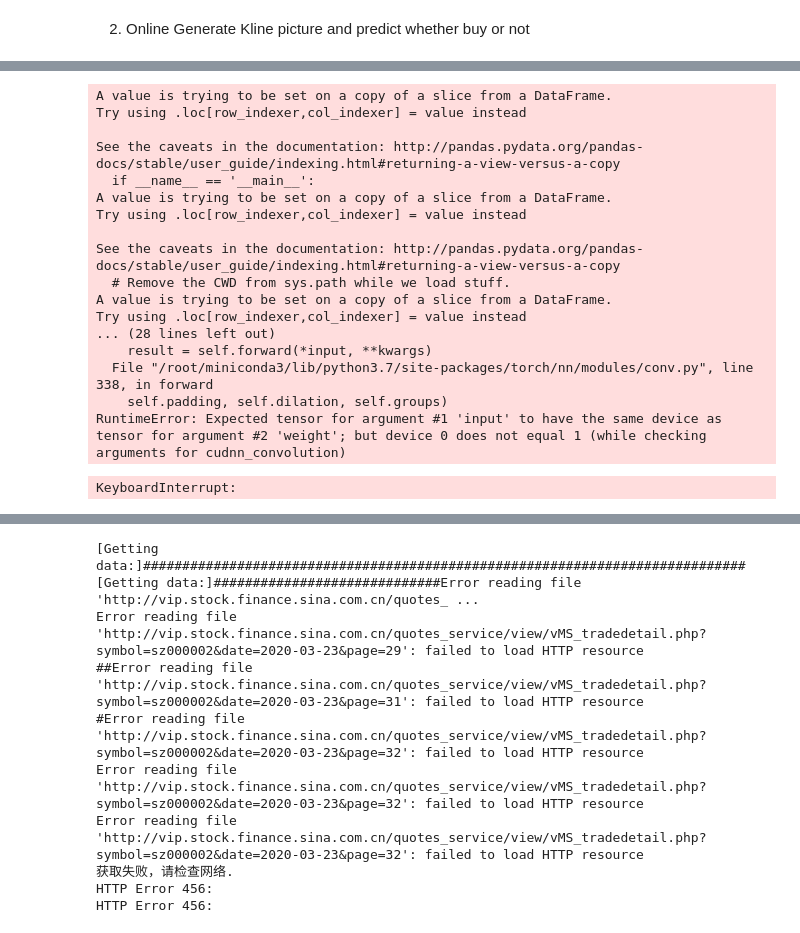
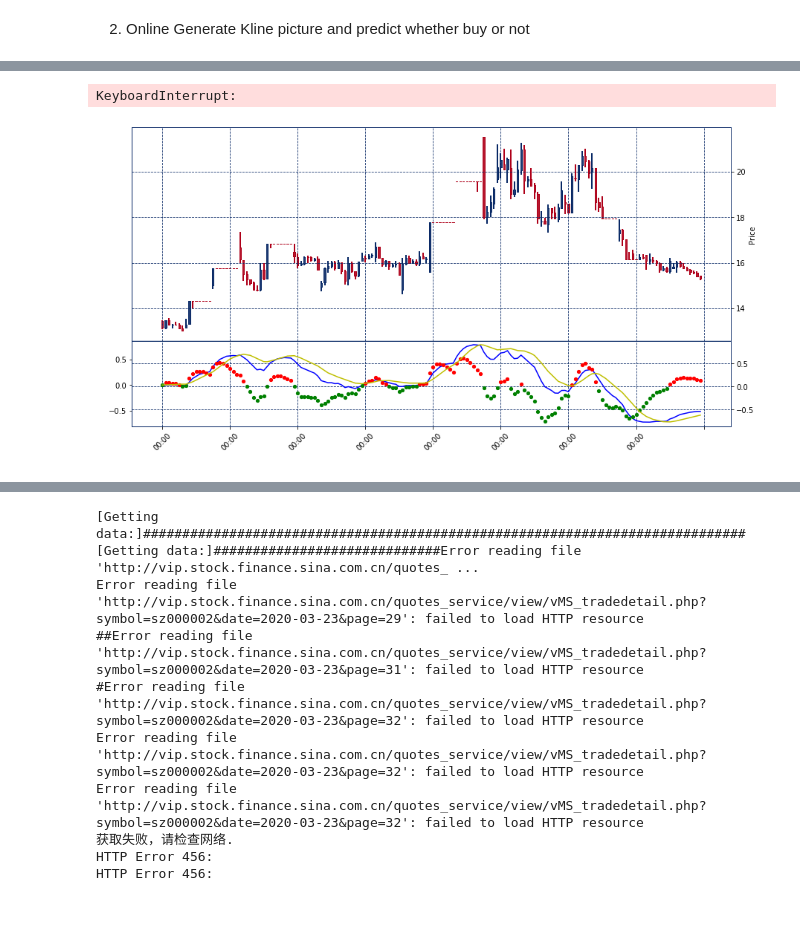
Before and after one commit to fjssharpsword/JasonOS, a Jupyter notebook: QTSys/QTSYS_data3.1.ipynb, the cells around one changed output, grey strips where cells are left out. Drawn from its saved outputs; the diff is of its cells as text; code cells hidden in the pictures.

```diff
--- a/QTSys/QTSYS_data3.1.ipynb
+++ b/QTSys/QTSYS_data3.1.ipynb
@@ -309,7 +317,7 @@ def his_kline():
     sdate = datetime.datetime.strptime(sdate, '%Y%m%d').strftime('%Y-%m-%d')  #turn to datetime
     fields= "Open,High,Low,Close"
     All_His_KLine = {}
-    for code in df_stocks['symbol'].tolist()[0:10]:
+    for code in df_stocks['symbol'].tolist():
         if code[0]=='6': bs_code = 'sh.'+ code
         elif code[0]=='0' or code[0]=='3': bs_code = 'sz.'+ code
         else: continue
@@ -326,14 +334,14 @@ def his_kline():
             All_His_KLine[code]=result
     return All_His_KLine,today
 
-def plot_predict_thread(All_His_KLine,All_Now_KLine,today):
+def plot_predict_thread(best_net,All_His_KLine,All_Now_KLine,today):
     for code in All_His_KLine.keys():
         his_kline = All_His_KLine[code] #dataframe
         if code in All_Now_KLine.keys(): #not open,
             price_list = All_Now_KLine[code]
             his_kline.loc[his_kline.shape[0]]={'Open':price_list[0],'High':np.array(price_list).max(),\
                                                 'Low':np.array(price_list).min(),'Close':price_list[-1]}
-        df_kline = his_kline[-160:] #get last 160
+        df_kline = his_kline[-160:].reset_index(drop=True) #get last 160
         #plot
         df_kline.index=pd.to_datetime(df_kline.index)#turn index to datatime
         df_kline = cal_macd_system(df_kline,12,26,9)
@@ -354,7 +362,7 @@ def plot_predict_thread(All_His_KLine,All_Now_KLine,today):
         Kline_img = cv2.resize(cv2.imread(Kline_path).astype(np.float32), (256, 256)) #read image
         teI = []
         teI.append(Kline_img)
-        teI = torch.from_numpy(np.array(teI)).type(torch.FloatTensor).cuda()#output feature with model
+        teI = torch.from_numpy(np.array(teI)).type(torch.FloatTensor)#.cuda()#output feature with model
         teI = best_net(teI.permute(0, 3, 1, 2))#forword
         teI = torch.tanh(teI) #[-1,1]
         teI = teI.cpu().data.numpy().tolist()
@@ -367,16 +375,14 @@ def plot_predict_thread(All_His_KLine,All_Now_KLine,today):
                 if label == 1:
                     print('%s-S<-->%s'%(file_name,name))
                     csv_write.writerow([file_name,'S'])
-                elif (label == 0 and scores.flatten()[0]< 0.0005): #similarity for buy
+                elif (label == 0 and scores.flatten()[0]< 0.001): #similarity for buy
                     print('%s-B<-->%s'%(file_name,name))
                     csv_write.writerow([file_name,'B'])
                 else:os.remove(Kline_path) #remove the image file if no handle
-        else:
-            print('his:%s'%(code))
-            os.remove(Kline_path) #remove the image file if no handle
+        else: os.remove(Kline_path) #remove the image file if no handle
 
 #https://github.com/shidenggui/easyquotation
-#trans_time = ['9:00:00','10:00:00','10:30:00','11:00:00','13:00:00','13:30:00','14:00:00','14:30:00']
+#trans_time = ['9:30:00','10:00:00','10:30:00','11:00:00','13:00:00','13:30:00','14:00:00','14:30:00']
 lg = bs.login() #login
 All_His_KLine,today = his_kline()#get history kline
 All_Now_KLine = {}
@@ -384,7 +390,7 @@ quotation = easyquotation.use('sina')
 open_flag = True
 while True:
     if open_flag: #open am and pm
-        t = threading.Thread(target=plot_predict_thread,args=(All_His_KLine,All_Now_KLine,today))
+        t = threading.Thread(target=plot_predict_thread,args=(best_net.cpu(),All_His_KLine,All_Now_KLine,today))
         t.start()
         open_flag = False
         tstart = time.time()
@@ -392,7 +398,7 @@ while True:
         #time.sleep(2)#2seconds waiting
         elapsed = time.time() - tstart
         if elapsed>30*60: #plot Kline and predict,30minutes
-            t = threading.Thread(target=plot_predict_thread,args=(All_His_KLine,All_Now_KLine,today))
+            t = threading.Thread(target=plot_predict_thread,args=(best_net.cpu(),All_His_KLine,All_Now_KLine,today))
             t.start()
             tstart = time.time()
             All_Now_KLine[code]=[] #empty
@@ -413,18 +429,2 @@ login success!
-A value is trying to be set on a copy of a slice from a DataFrame.
-Try using .loc[row_indexer,col_indexer] = value instead
-
-See the caveats in the documentation: http://pandas.pydata.org/pandas-docs/stable/user_guide/indexing.html#returning-a-view-versus-a-copy
-  if __name__ == '__main__':
-A value is trying to be set on a copy of a slice from a DataFrame.
-Try using .loc[row_indexer,col_indexer] = value instead
-
-See the caveats in the documentation: http://pandas.pydata.org/pandas-docs/stable/user_guide/indexing.html#returning-a-view-versus-a-copy
-  # Remove the CWD from sys.path while we load stuff.
-A value is trying to be set on a copy of a slice from a DataFrame.
-Try using .loc[row_indexer,col_indexer] = value instead
-... (28 lines left out)
-    result = self.forward(*input, **kwargs)
-  File "/root/miniconda3/lib/python3.7/site-packages/torch/nn/modules/conv.py", line 338, in forward
-    self.padding, self.dilation, self.groups)
-RuntimeError: Expected tensor for argument #1 'input' to have the same device as tensor for argument #2 'weight'; but device 0 does not equal 1 (while checking arguments for cudnn_convolution)
+KeyboardInterrupt:
-KeyboardInterrupt:
+[figure, added]
```
Also changed, not shown: parts of 6 cells of this notebook, 1 other file.
